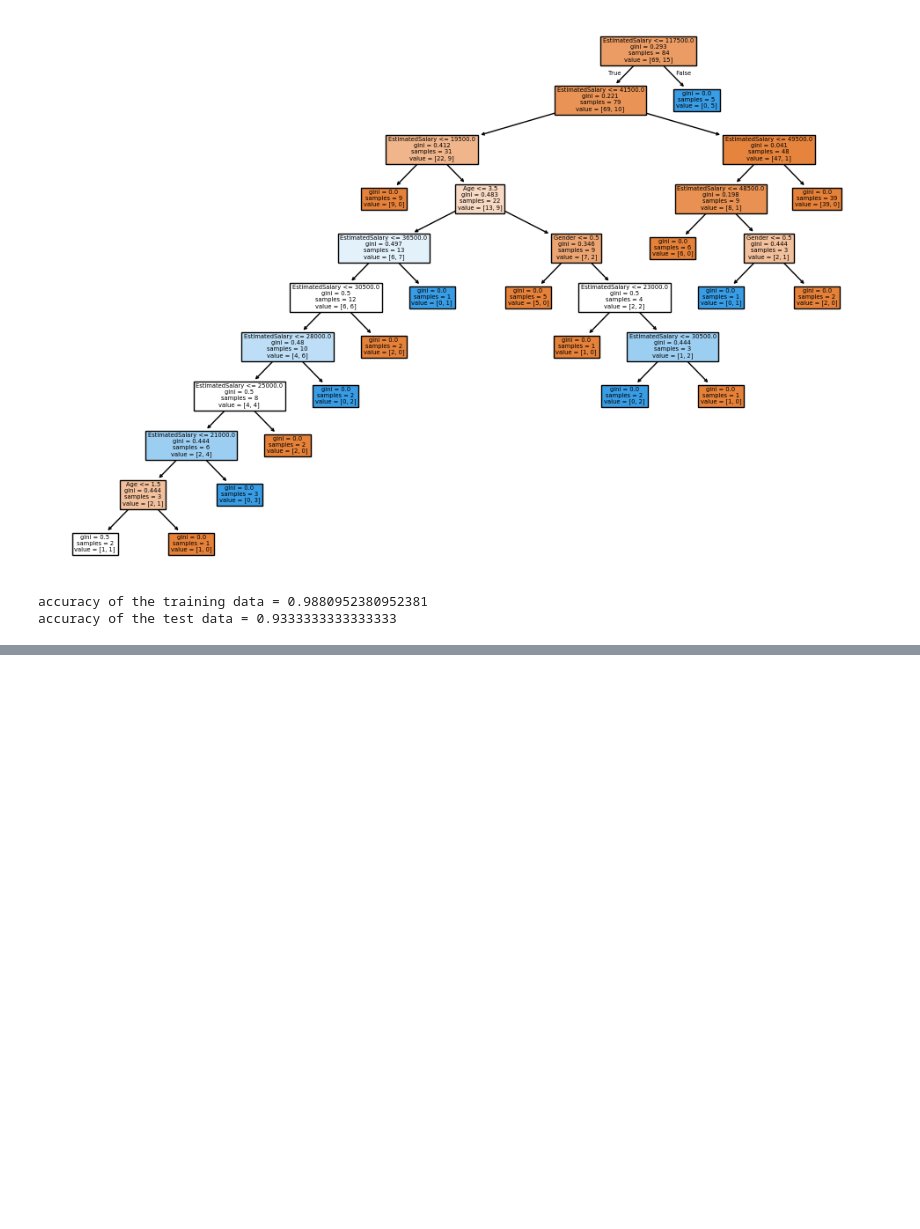
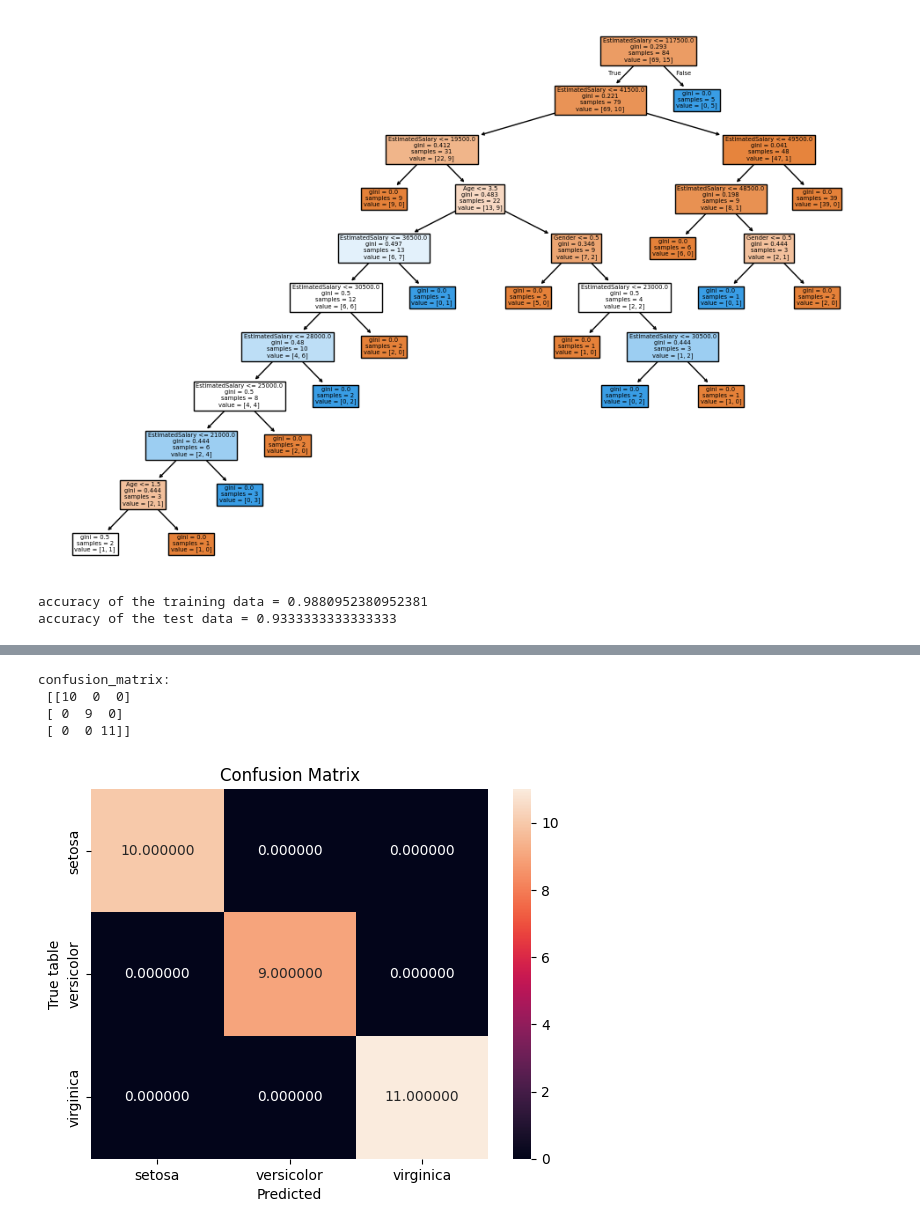
Before and after one commit to kpaghadal/ML-practicals, a Jupyter notebook: Tutorial_4.ipynb, the cells around one changed output, grey strips where cells are left out. Saved outputs shown, nothing was run; the diff lists cells and outputs as text; code cells hidden in the pictures; blank space fills up the shorter version.

```diff
--- a/Tutorial_4.ipynb
+++ b/Tutorial_4.ipynb
@@ -124,0 +134,3 @@ accuracy of the test data = 0.9333333333333333
+# %%
+X = iris.data
+y = iris.target
@@ -124,0 +143,3 @@ accuracy of the test data = 0.9333333333333333
+# %%
+
+X_train,X_test,y_train,y_test = train_test_split(X,y,test_size=0.2,random_state=42)
@@ -124,0 +162,3 @@ accuracy of the test data = 0.9333333333333333
+# %%
+model = GaussianNB()
+model.fit(X_train,y_train)
@@ -124,0 +167,2 @@ accuracy of the test data = 0.9333333333333333
+# %%
+y_pred = model.predict(X_test)
@@ -124,0 +186,17 @@ accuracy of the test data = 0.9333333333333333
+# %%
+print("confusion_matrix:\n", confusion_matrix(y_test, y_pred))
+# %% [output]
+confusion_matrix:
+ [[10  0  0]
+ [ 0  9  0]
+ [ 0  0 11]]
+# %%
+plt.figure()
+sns.heatmap(confusion_matrix(y_test, y_pred), annot=True, fmt='2f',
+            xticklabels=iris.target_names, yticklabels=iris.target_names)
+plt.title('Confusion Matrix')
+plt.xlabel('Predicted')
+plt.ylabel('True table')
+plt.show()
+# %% [output]
+[figure, added]
```
Also changed, not shown: parts of 12 cells of this notebook.
